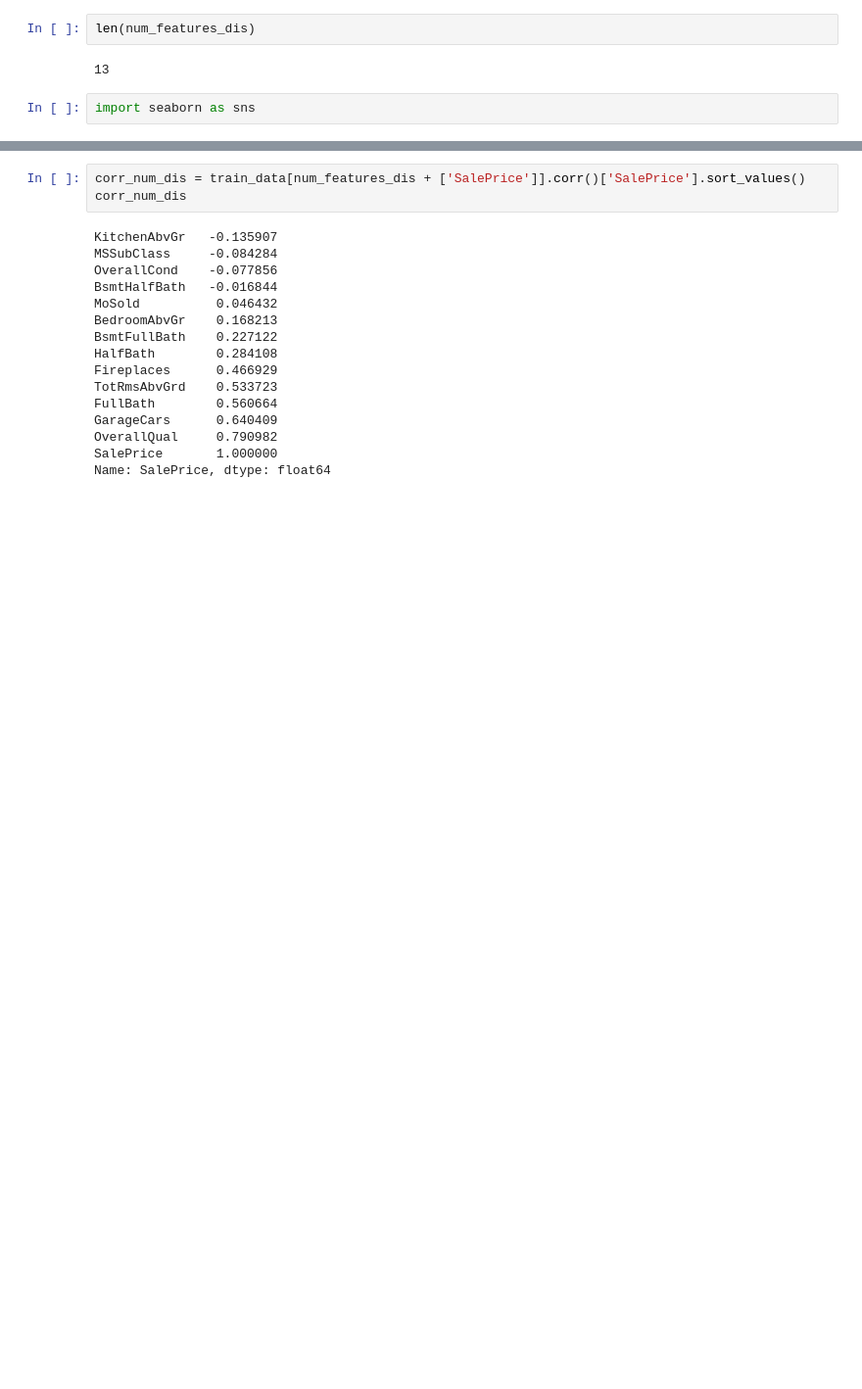
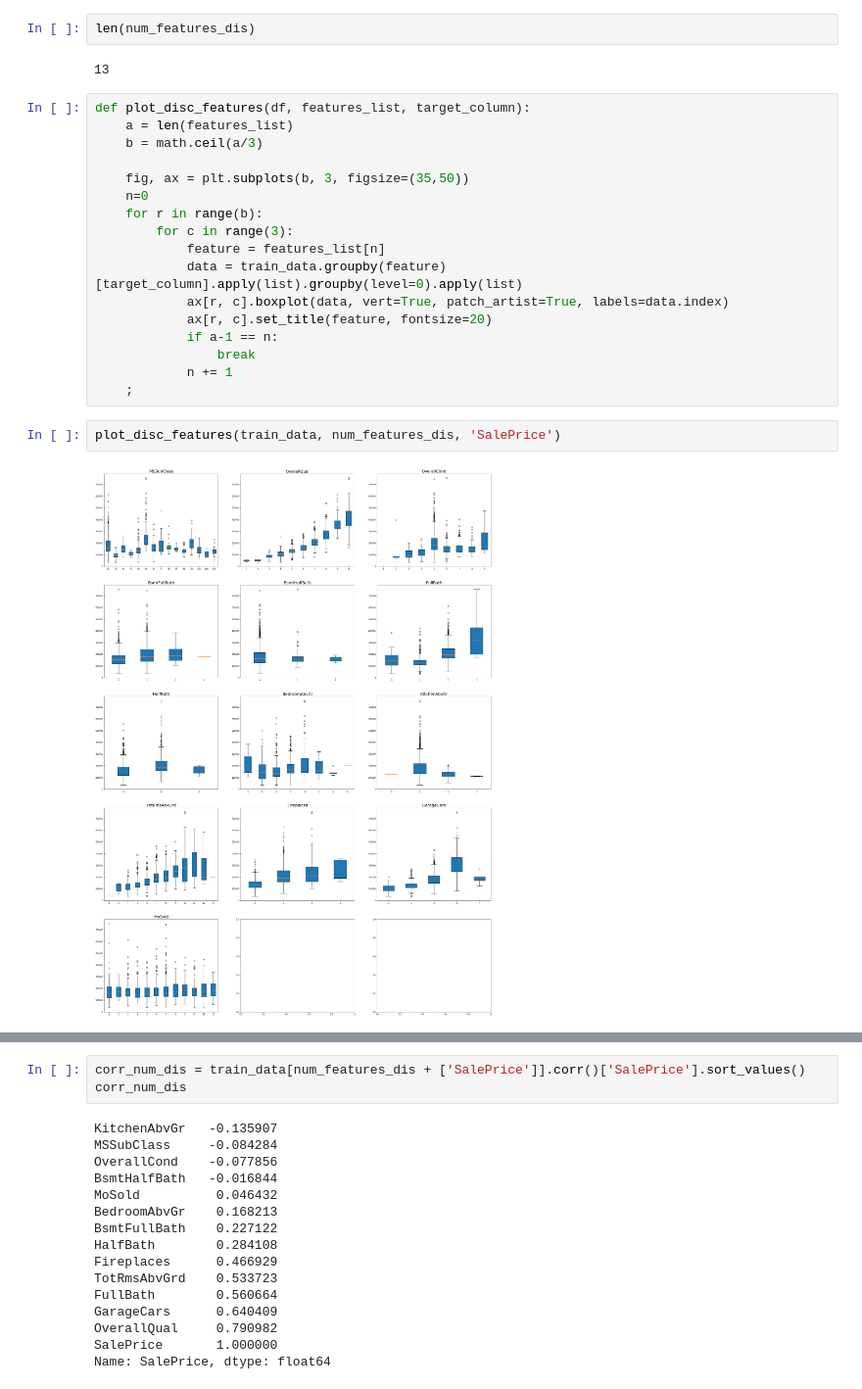
Before and after one commit to chirlas24/kaggle_HousingPricePredictor, a Jupyter notebook: HouseRate_GRN.ipynb, the cells around one changed output, grey strips where cells are left out. Shown at 98% size. Drawn from its saved outputs; the diff is of its cells as text; blank space fills up the shorter version.

```diff
--- a/HouseRate_GRN.ipynb
+++ b/HouseRate_GRN.ipynb
@@ -213,8 +206,27 @@ num_features_dis = [
 len(num_features_dis)
 # %% [output]
 13
-# %%
-import seaborn as sns
+# %%
+def plot_disc_features(df, features_list, target_column):
+    a = len(features_list)
+    b = math.ceil(a/3)
+
+    fig, ax = plt.subplots(b, 3, figsize=(35,50))
+    n=0
+    for r in range(b):
+        for c in range(3):
+            feature = features_list[n]
+            data = train_data.groupby(feature)[target_column].apply(list).groupby(level=0).apply(list)
+            ax[r, c].boxplot(data, vert=True, patch_artist=True, labels=data.index)
+            ax[r, c].set_title(feature, fontsize=20)
+            if a-1 == n:
+                break
+            n += 1
+    ;
+# %%
+plot_disc_features(train_data, num_features_dis, 'SalePrice')
+# %% [output]
+[figure, added]
 # %%
 fig, ax = plt.subplots(5, 3, figsize=(35,50))
 
```
Also changed, not shown: parts of 11 cells of this notebook, 2 other files.
